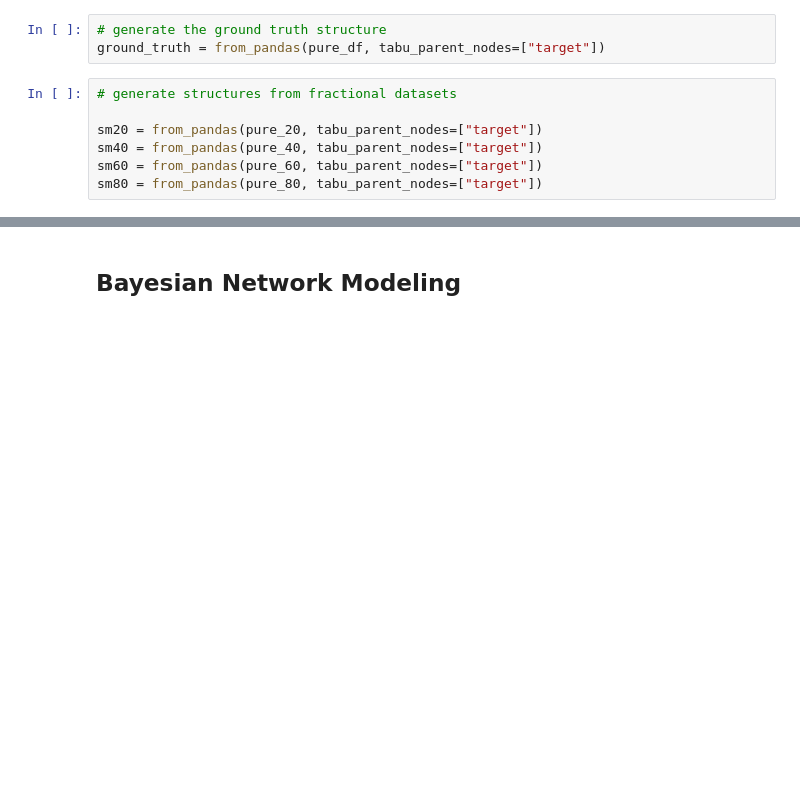
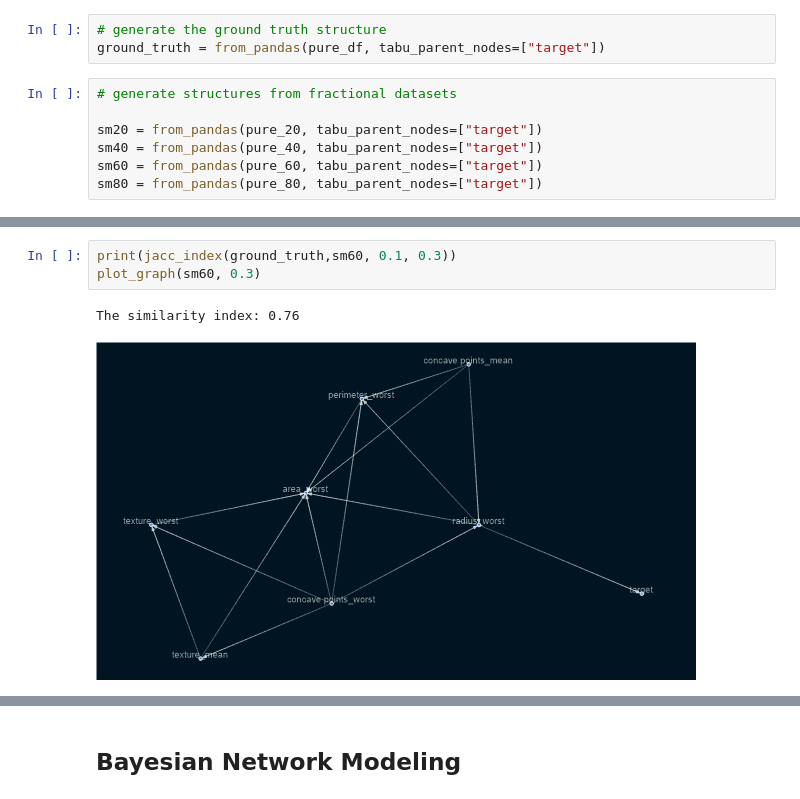
Before and after one commit to benbel376/causal_graph, a Jupyter notebook: notebooks/modeling.ipynb, the cells around one changed output, grey strips where cells are left out. Saved outputs shown, nothing was run; the diff lists cells and outputs as text; blank space fills up the shorter version.

```diff
--- a/notebooks/modeling.ipynb
+++ b/notebooks/modeling.ipynb
@@ -214,0 +233,6 @@ sm80 = from_pandas(pure_80, tabu_parent_nodes=["target"])
+# %%
+print(jacc_index(ground_truth,sm60, 0.1, 0.3))
+plot_graph(sm60, 0.3)
+# %% [output]
+The similarity index: 0.76
+[figure, added]
```
Also changed, not shown: parts of 6 cells of this notebook.
